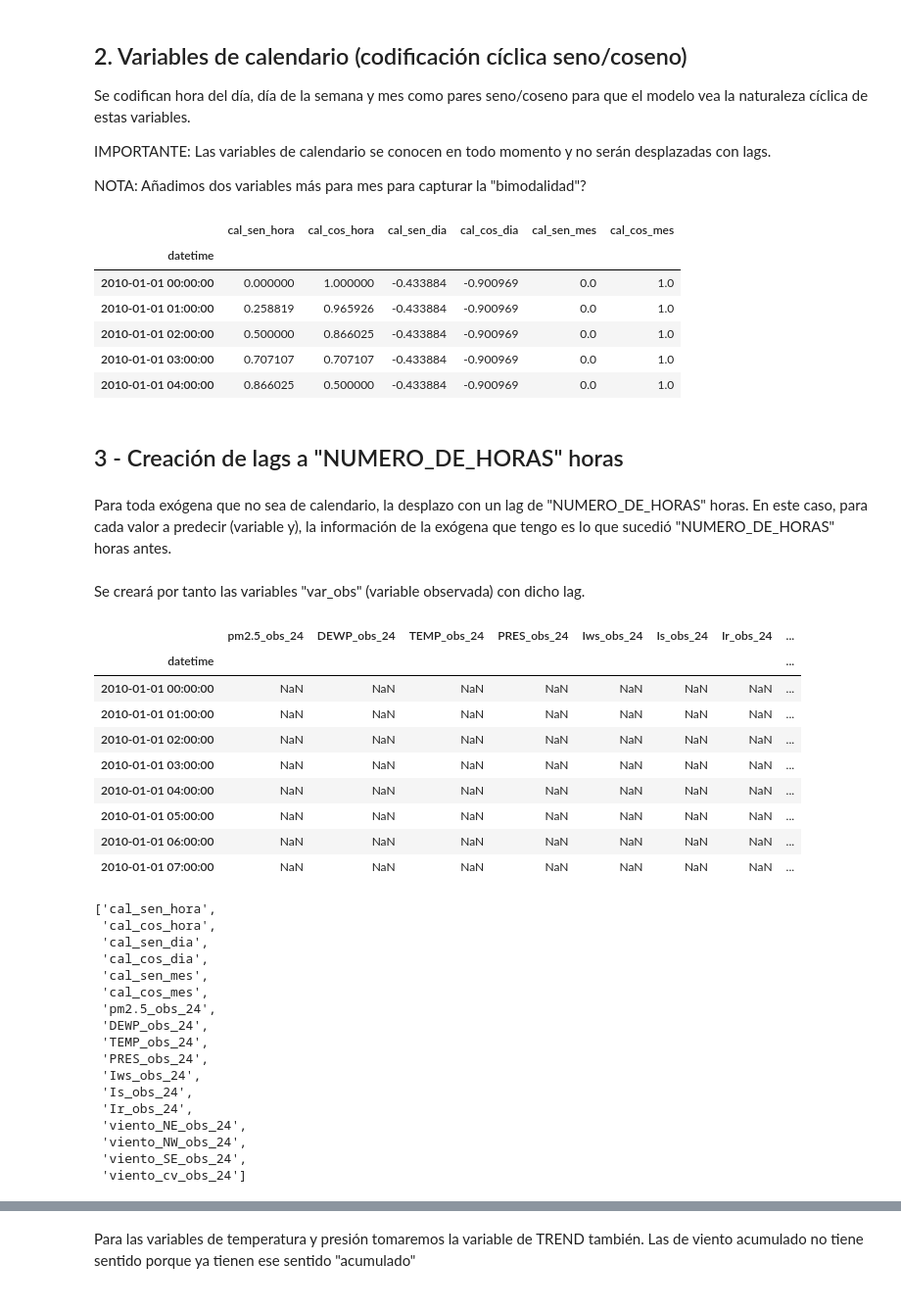
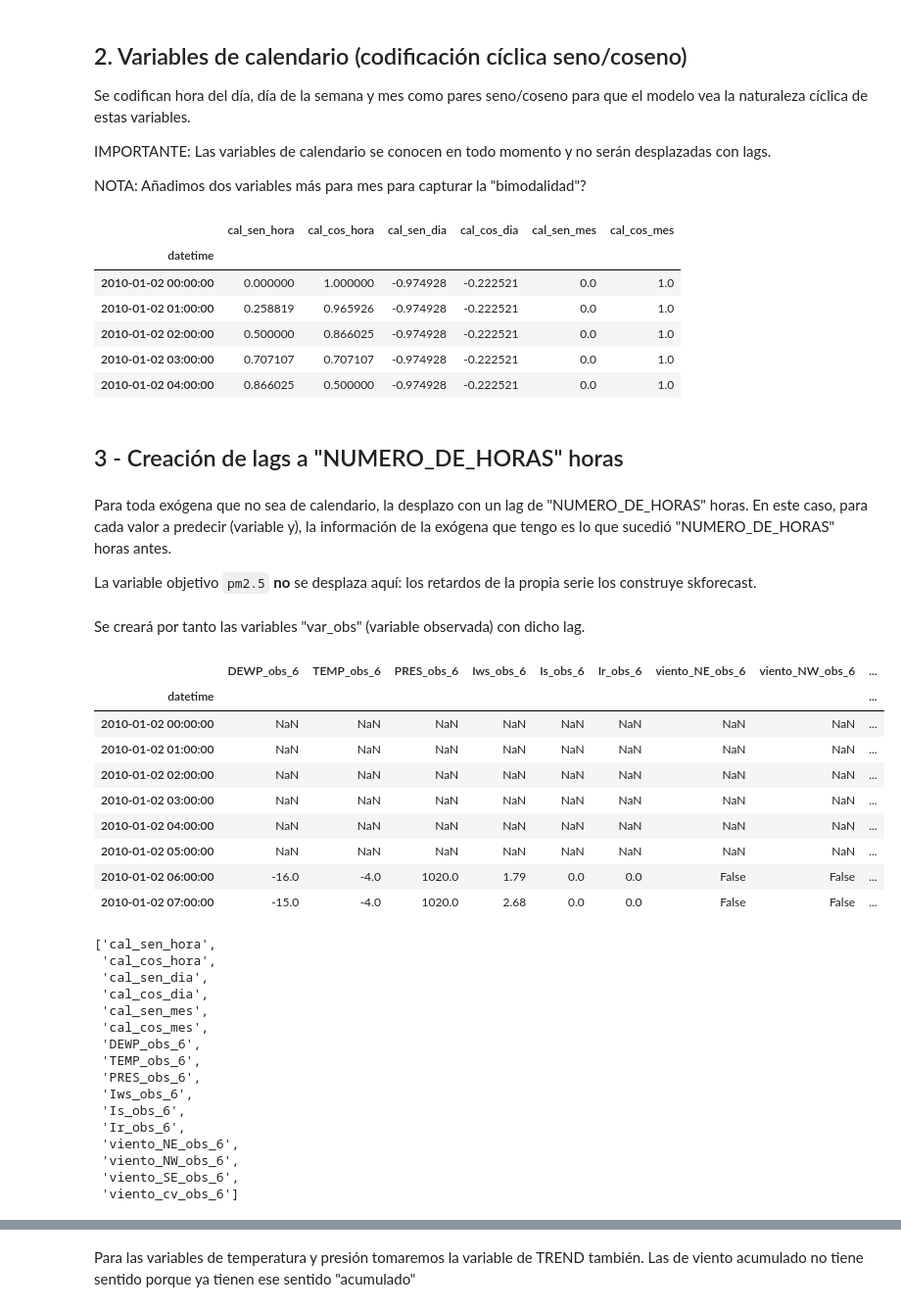
Before and after one commit to AntonioBelloCastro/beijing-air-quality, a Jupyter notebook: notebooks/04_preparacion_datos_prediccion.ipynb, the cells around one changed output, grey strips where cells are left out. Shown at 98% size. Drawn from its saved outputs; the diff is of its cells as text; code cells hidden in the pictures.

Commit message:
nuevas variables para el dataset de ml

```diff
--- a/notebooks/04_preparacion_datos_prediccion.ipynb
+++ b/notebooks/04_preparacion_datos_prediccion.ipynb
@@ -7,7 +7,7 @@ Este cuaderno construye el dataset de *features* que usarán los notebooks de mo
 # %% [markdown]
 Ir variando el número de horas para tener los 3 datasets, dependiendo del límite de predicción que se quiera
 # %%
-NUMERO_DE_HORAS=24
+NUMERO_DE_HORAS=6
 # %% [markdown]
 ## 1. Carga del dataset preparado
 # %%
@@ -18,6 +18,9 @@ df = pd.read_csv('../data/processed/beijing_data_preparado.csv', index_col='date
 df = df.asfreq('h')
 df.drop(columns=["pm2.5_imputado"],inplace=True) #quito la columna de pm2.5_imputado, no la uso para predecir
 
+# Se descarta el primer día: en el 02 se rellenó con bfill (valor futuro), y los lags de skforecast lo usarían
+df = df.loc["2010-01-02":]
+
 print("Observaciones:", len(df))
 df.head()
 # %% [output]
@@ -56,35 +59,37 @@ df[['cal_sen_hora', 'cal_cos_hora', 'cal_sen_dia', 'cal_cos_dia', 'cal_sen_mes',
 # %% [output]
 |  | cal_sen_hora | cal_cos_hora | cal_sen_dia | cal_cos_dia | cal_sen_mes | cal_cos_mes |
 | datetime |  |  |  |  |  |  |
-| 2010-01-01 00:00:00 | 0.000000 | 1.000000 | -0.433884 | -0.900969 | 0.0 | 1.0 |
-| 2010-01-01 01:00:00 | 0.258819 | 0.965926 | -0.433884 | -0.900969 | 0.0 | 1.0 |
-| 2010-01-01 02:00:00 | 0.500000 | 0.866025 | -0.433884 | -0.900969 | 0.0 | 1.0 |
-| 2010-01-01 03:00:00 | 0.707107 | 0.707107 | -0.433884 | -0.900969 | 0.0 | 1.0 |
-| 2010-01-01 04:00:00 | 0.866025 | 0.500000 | -0.433884 | -0.900969 | 0.0 | 1.0 |
+| 2010-01-02 00:00:00 | 0.000000 | 1.000000 | -0.974928 | -0.222521 | 0.0 | 1.0 |
+| 2010-01-02 01:00:00 | 0.258819 | 0.965926 | -0.974928 | -0.222521 | 0.0 | 1.0 |
+| 2010-01-02 02:00:00 | 0.500000 | 0.866025 | -0.974928 | -0.222521 | 0.0 | 1.0 |
+| 2010-01-02 03:00:00 | 0.707107 | 0.707107 | -0.974928 | -0.222521 | 0.0 | 1.0 |
+| 2010-01-02 04:00:00 | 0.866025 | 0.500000 | -0.974928 | -0.222521 | 0.0 | 1.0 |
 # %% [markdown]
 ## 3 - Creación de lags a "NUMERO_DE_HORAS" horas
 # %% [markdown]
 Para toda exógena que no sea de calendario, la desplazo con un lag de "NUMERO_DE_HORAS" horas. En este caso, para cada valor a predecir (variable y), la información de la exógena que tengo es lo que sucedió "NUMERO_DE_HORAS" horas antes.
+
+La variable objetivo `pm2.5` **no** se desplaza aquí: los retardos de la propia serie los construye skforecast.
 # %% [markdown]
 Se creará por tanto las variables "var_obs" (variable observada) con dicho lag.
 # %%
-cols_exog_no_cal = [c for c in df.columns if not c.startswith('cal')]
+cols_exog_no_cal = [c for c in df.columns if not c.startswith('cal') and c != 'pm2.5']
 
 obs = df[cols_exog_no_cal].shift(NUMERO_DE_HORAS).add_suffix(f'_obs_{NUMERO_DE_HORAS}')
 df = pd.concat([df, obs], axis=1)
 
 df.filter(like='_obs').head(8)
 # %% [output]
-|  | pm2.5_obs_24 | DEWP_obs_24 | TEMP_obs_24 | PRES_obs_24 | Iws_obs_24 | Is_obs_24 | Ir_obs_24 | ... |
-| datetime |  |  |  |  |  |  |  | ... |
-| 2010-01-01 00:00:00 | NaN | NaN | NaN | NaN | NaN | NaN | NaN | ... |
-| 2010-01-01 01:00:00 | NaN | NaN | NaN | NaN | NaN | NaN | NaN | ... |
-| 2010-01-01 02:00:00 | NaN | NaN | NaN | NaN | NaN | NaN | NaN | ... |
-| 2010-01-01 03:00:00 | NaN | NaN | NaN | NaN | NaN | NaN | NaN | ... |
-| 2010-01-01 04:00:00 | NaN | NaN | NaN | NaN | NaN | NaN | NaN | ... |
-| 2010-01-01 05:00:00 | NaN | NaN | NaN | NaN | NaN | NaN | NaN | ... |
-| 2010-01-01 06:00:00 | NaN | NaN | NaN | NaN | NaN | NaN | NaN | ... |
-| 2010-01-01 07:00:00 | NaN | NaN | NaN | NaN | NaN | NaN | NaN | ... |
+|  | DEWP_obs_6 | TEMP_obs_6 | PRES_obs_6 | Iws_obs_6 | Is_obs_6 | Ir_obs_6 | viento_NE_obs_6 | viento_NW_obs_6 | ... |
+| datetime |  |  |  |  |  |  |  |  | ... |
+| 2010-01-02 00:00:00 | NaN | NaN | NaN | NaN | NaN | NaN | NaN | NaN | ... |
+| 2010-01-02 01:00:00 | NaN | NaN | NaN | NaN | NaN | NaN | NaN | NaN | ... |
+| 2010-01-02 02:00:00 | NaN | NaN | NaN | NaN | NaN | NaN | NaN | NaN | ... |
+| 2010-01-02 03:00:00 | NaN | NaN | NaN | NaN | NaN | NaN | NaN | NaN | ... |
+| 2010-01-02 04:00:00 | NaN | NaN | NaN | NaN | NaN | NaN | NaN | NaN | ... |
+| 2010-01-02 05:00:00 | NaN | NaN | NaN | NaN | NaN | NaN | NaN | NaN | ... |
+| 2010-01-02 06:00:00 | -16.0 | -4.0 | 1020.0 | 1.79 | 0.0 | 0.0 | False | False | ... |
+| 2010-01-02 07:00:00 | -15.0 | -4.0 | 1020.0 | 2.68 | 0.0 | 0.0 | False | False | ... |
 # %%
 cols_predictivas = [c for c in df.columns if c.startswith("cal") or "obs" in c]
 cols_predictivas
@@ -95,17 +100,16 @@ cols_predictivas
  'cal_cos_dia',
  'cal_sen_mes',
  'cal_cos_mes',
- 'pm2.5_obs_24',
- 'DEWP_obs_24',
- 'TEMP_obs_24',
- 'PRES_obs_24',
- 'Iws_obs_24',
- 'Is_obs_24',
- 'Ir_obs_24',
- 'viento_NE_obs_24',
- 'viento_NW_obs_24',
- 'viento_SE_obs_24',
- 'viento_cv_obs_24']
+ 'DEWP_obs_6',
+ 'TEMP_obs_6',
+ 'PRES_obs_6',
+ 'Iws_obs_6',
+ 'Is_obs_6',
+ 'Ir_obs_6',
+ 'viento_NE_obs_6',
+ 'viento_NW_obs_6',
+ 'viento_SE_obs_6',
+ 'viento_cv_obs_6']
 # %%
 df_predictivo = df[["pm2.5"]+cols_predictivas]
 df_predictivo = df_predictivo.copy()
```
Also changed, not shown: parts of 15 cells of this notebook, 3 other files.
